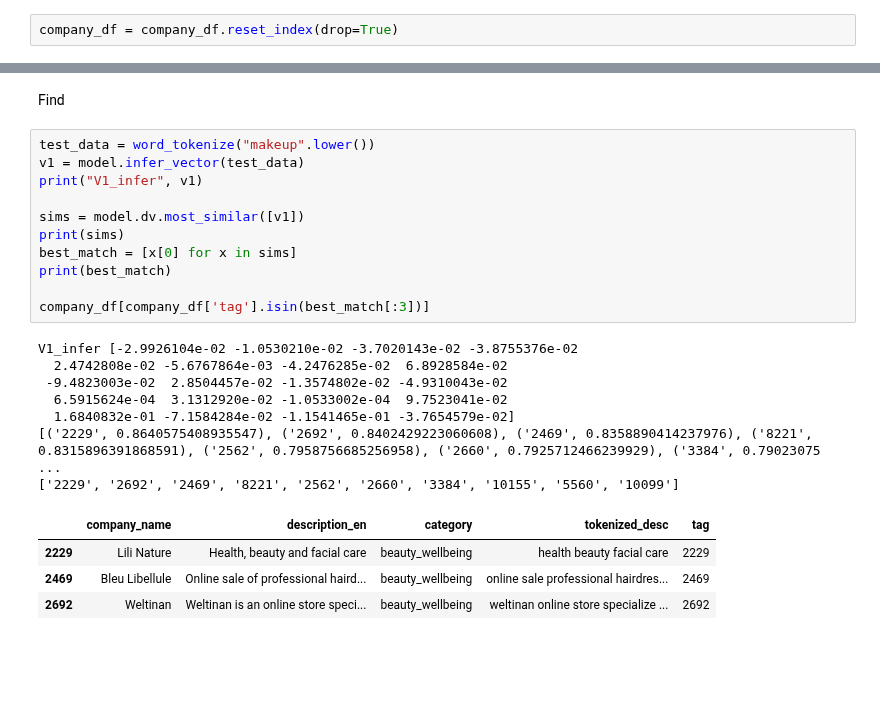
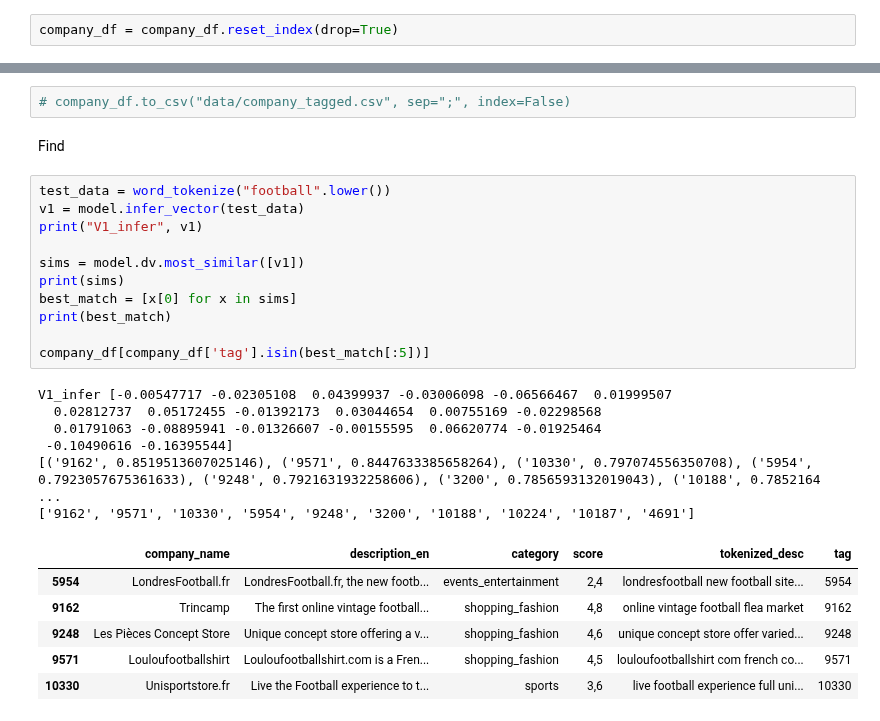
Before and after one commit to Maryam-Dollet/NLP_Project, a Jupyter notebook: semantic_search2.ipynb, the cells around one changed output, grey strips where cells are left out. Drawn from its saved outputs; the diff is of its cells as text; blank space fills up the shorter version.

```diff
--- a/semantic_search2.ipynb
+++ b/semantic_search2.ipynb
@@ -284,25 +271,28 @@ company_df
+# %%
+# company_df.to_csv("data/company_tagged.csv", sep=";", index=False)
 # %% [markdown]
 Find
 # %%
-test_data = word_tokenize("makeup".lower())
+test_data = word_tokenize("football".lower())
 v1 = model.infer_vector(test_data)
 print("V1_infer", v1)
 
 sims = model.dv.most_similar([v1])
 print(sims)
 best_match = [x[0] for x in sims]
 print(best_match)
 
-company_df[company_df['tag'].isin(best_match[:3])]
+company_df[company_df['tag'].isin(best_match[:5])]
 # %% [output]
-V1_infer [-2.9926104e-02 -1.0530210e-02 -3.7020143e-02 -3.8755376e-02
-  2.4742808e-02 -5.6767864e-03 -4.2476285e-02  6.8928584e-02
- -9.4823003e-02  2.8504457e-02 -1.3574802e-02 -4.9310043e-02
-  6.5915624e-04  3.1312920e-02 -1.0533002e-04  9.7523041e-02
-  1.6840832e-01 -7.1584284e-02 -1.1541465e-01 -3.7654579e-02]
-[('2229', 0.8640575408935547), ('2692', 0.8402429223060608), ('2469', 0.8358890414237976), ('8221', 0.8315896391868591), ('2562', 0.7958756685256958), ('2660', 0.7925712466239929), ('3384', 0.79023075 ...
-['2229', '2692', '2469', '8221', '2562', '2660', '3384', '10155', '5560', '10099']
+V1_infer [-0.00547717 -0.02305108  0.04399937 -0.03006098 -0.06566467  0.01999507
+  0.02812737  0.05172455 -0.01392173  0.03044654  0.00755169 -0.02298568
+  0.01791063 -0.08895941 -0.01326607 -0.00155595  0.06620774 -0.01925464
+ -0.10490616 -0.16395544]
+[('9162', 0.8519513607025146), ('9571', 0.8447633385658264), ('10330', 0.797074556350708), ('5954', 0.7923057675361633), ('9248', 0.7921631932258606), ('3200', 0.7856593132019043), ('10188', 0.7852164 ...
+['9162', '9571', '10330', '5954', '9248', '3200', '10188', '10224', '10187', '4691']
-|  | company_name | description_en | category | tokenized_desc | tag |
-| 2229 | Lili Nature | Health, beauty and facial care | beauty_wellbeing | health beauty facial care | 2229 |
-| 2469 | Bleu Libellule | Online sale of professional haird... | beauty_wellbeing | online sale professional hairdres... | 2469 |
-| 2692 | Weltinan | Weltinan is an online store speci... | beauty_wellbeing | weltinan online store specialize ... | 2692 |
+|  | company_name | description_en | category | score | tokenized_desc | tag |
+| 5954 | LondresFootball.fr | LondresFootball.fr, the new footb... | events_entertainment | 2,4 | londresfootball new football site... | 5954 |
+| 9162 | Trincamp | The first online vintage football... | shopping_fashion | 4,8 | online vintage football flea market | 9162 |
+| 9248 | Les Pièces Concept Store | Unique concept store offering a v... | shopping_fashion | 4,6 | unique concept store offer varied... | 9248 |
+| 9571 | Louloufootballshirt | Louloufootballshirt.com is a Fren... | shopping_fashion | 4,5 | louloufootballshirt com french co... | 9571 |
+| 10330 | Unisportstore.fr | Live the Football experience to t... | sports | 3,6 | live football experience full uni... | 10330 |
```
Also changed, not shown: parts of 5 cells of this notebook, 1 other file.
